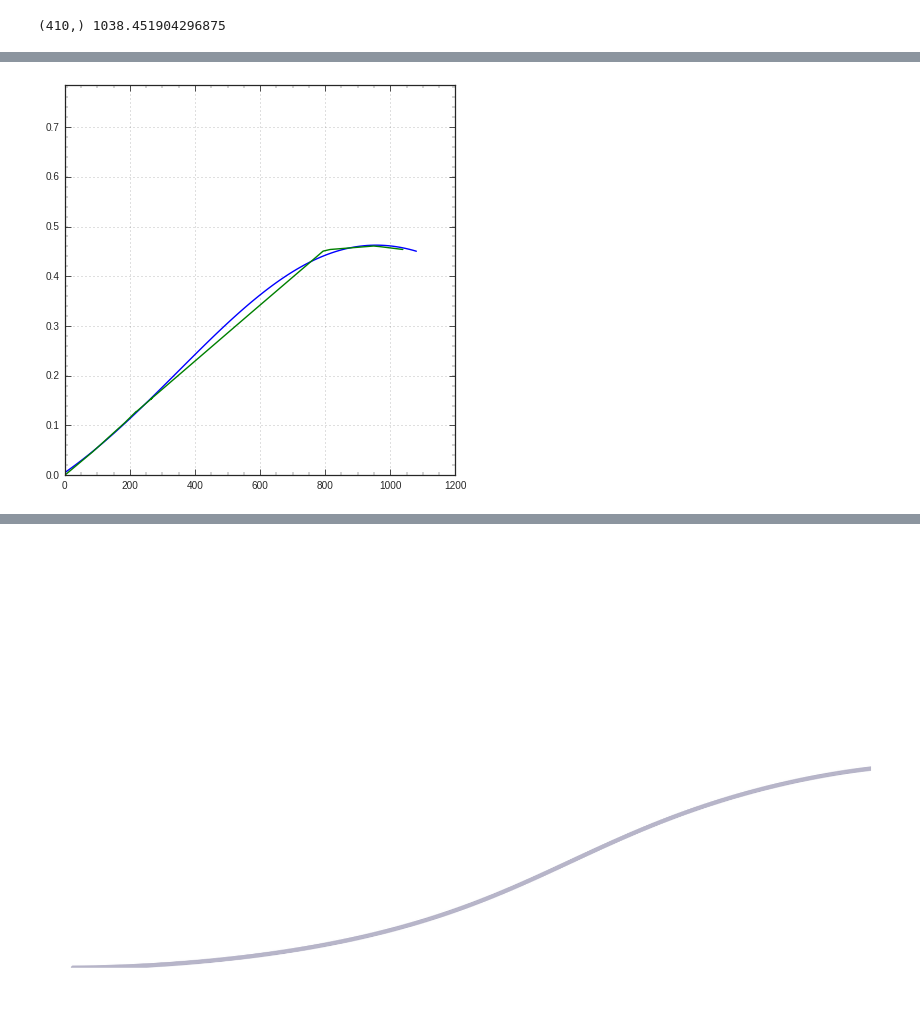
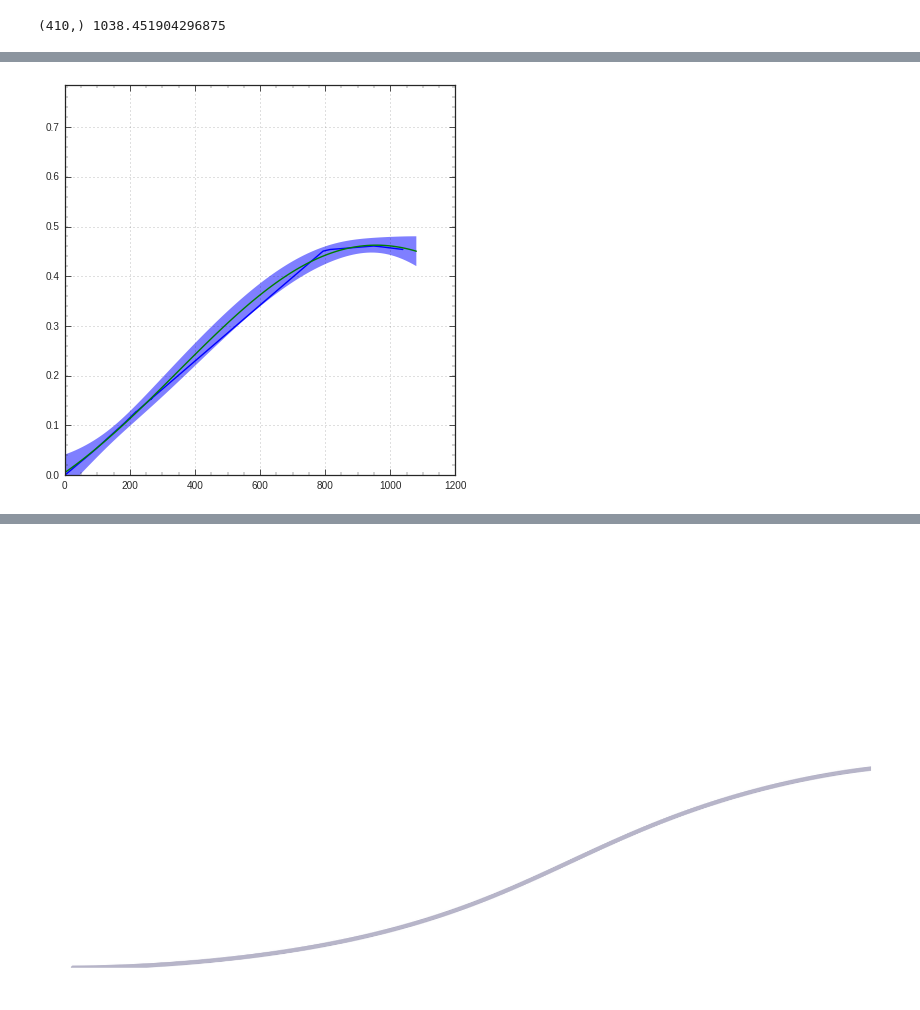
Before and after one commit to srosenzweig09/L1TMuonSimulationsMar2017, a Jupyter notebook: Analyzers/test4/emtfpp.ipynb, the cells around one changed output, grey strips where cells are left out. Saved outputs shown, nothing was run; the diff lists cells and outputs as text; code cells hidden in the pictures.

```diff
--- a/Analyzers/test4/emtfpp.ipynb
+++ b/Analyzers/test4/emtfpp.ipynb
@@ -130,11 +131,14 @@ print gp.kernel_.get_params()
 # %%
 lins_phi, sigma = gp.predict(np.atleast_2d(lins_z).T, return_std=True)
 
 fig, ax = plt.subplots(figsize=(7,7))
+ax.plot(hits_z, hits_phi)
 ax.plot(lins_z, lins_phi)
-ax.plot(hits_z, hits_phi)
+ax.fill(np.concatenate([lins_z, lins_z[::-1]]),
+        np.concatenate([lins_phi - 1.9600 * sigma, (lins_phi + 1.9600 * sigma)[::-1]]),
+        alpha=.5, fc='b', ec='None', label='95% confidence interval')
 ax.set_xlim(0,1200)
 ax.set_ylim(0,np.pi/4)
 plt.show()
 # %% [output]
-[figure, old version]
+[figure, new version]
```
Also changed, not shown: parts of 7 cells of this notebook.
